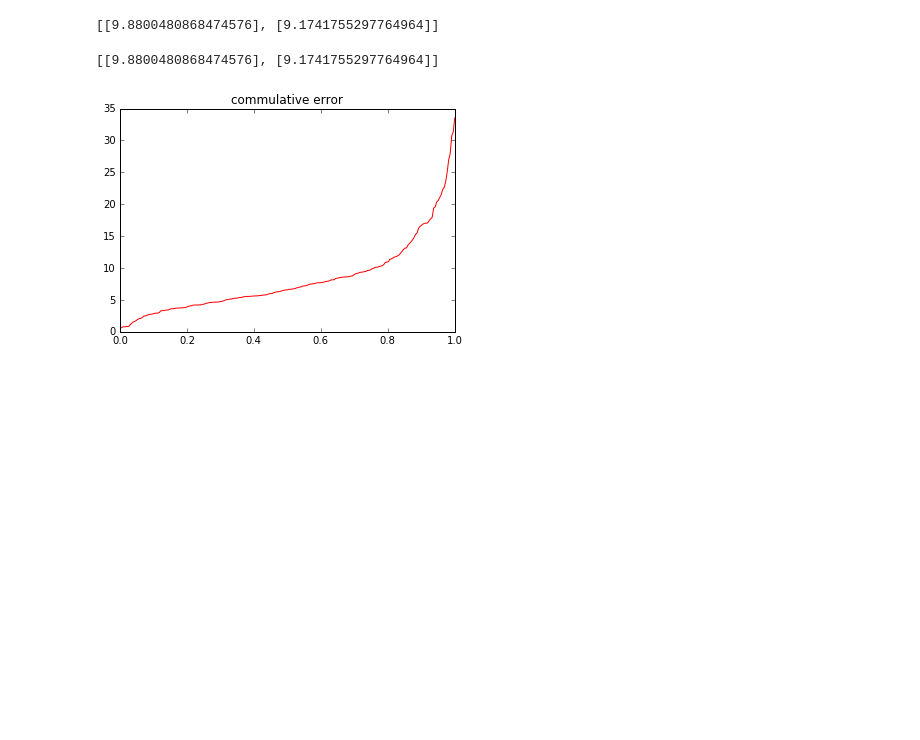
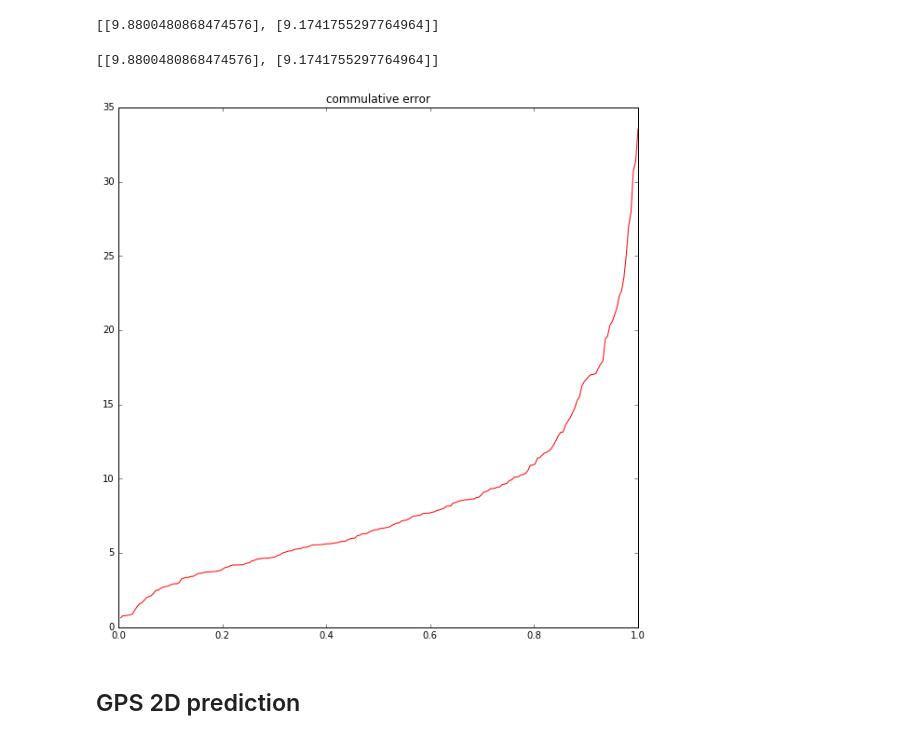
Before and after one commit to yairbeer/lis2016, a Jupyter notebook: train-heir-II.ipynb, the cells around one changed output. Saved outputs shown, nothing was run; the diff lists cells and outputs as text; code cells hidden in the pictures; blank space fills up the shorter version.

```diff
--- a/train-heir-II.ipynb
+++ b/train-heir-II.ipynb
@@ -763,24 +766,27 @@ for test_i in range(len(test_wifi)):
 # %%
 # Plot errors
 error_prob = []
 error_ranked = []
 test_error_q3 = []
 for test_i in range(len(test_error_wifi)):
     cur_errors = np.sort(test_error_wifi[test_i])
     density = 1 / cur_errors.shape[0]
     error_ranked.append([cur_errors[0]])
     error_prob.append([density])
     for err_i in cur_errors[1:]:
         error_prob[test_i].append(error_prob[test_i][-1] + density)
         error_ranked[test_i].append(err_i)
     test_error_q3.append([cur_errors[int(cur_errors.shape[0] * 3 / 4)]])
 print(test_error_q3)
 
 route = 0
 # Plot commulative error of predicitions
+plt.figure(1, figsize=(10, 10))
 plt.plot(error_prob[route], error_ranked[route], 'r')
 plt.title('commulative error')
 plt.show()
 # %% [output]
 [[9.8800480868474576], [9.1741755297764964]]
-[figure, old version]
+[figure, new version]
+# %% [markdown]
+## GPS 2D prediction
```
Also changed, not shown: parts of 24 cells of this notebook, 1 other file.
